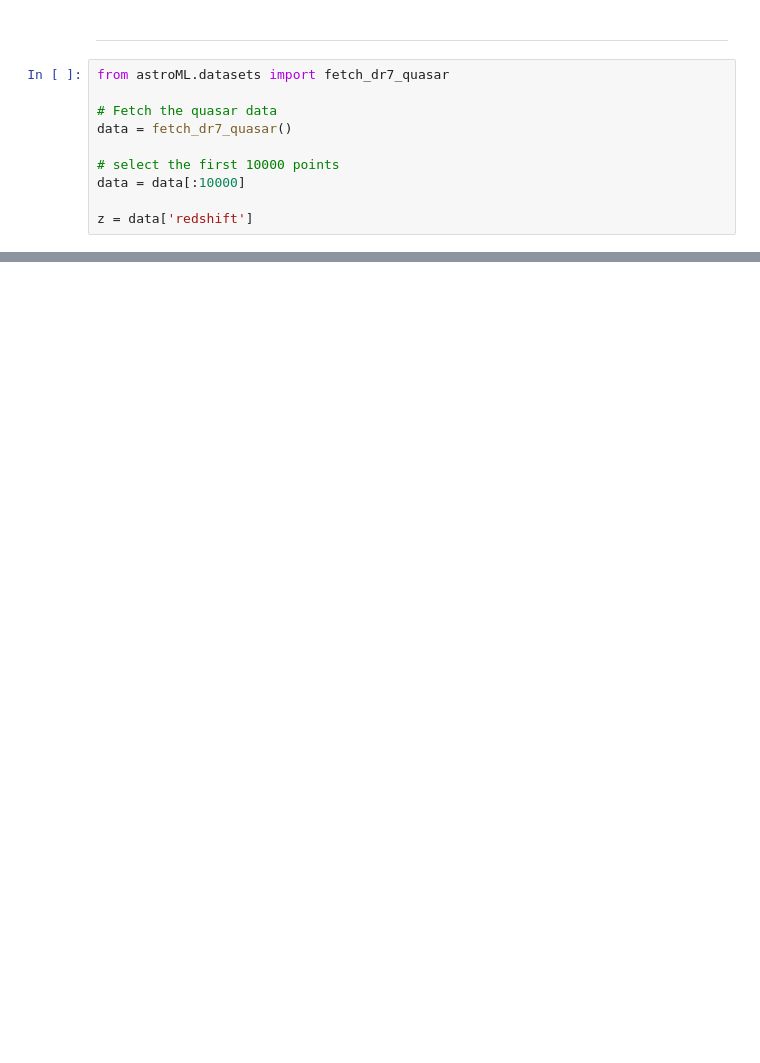
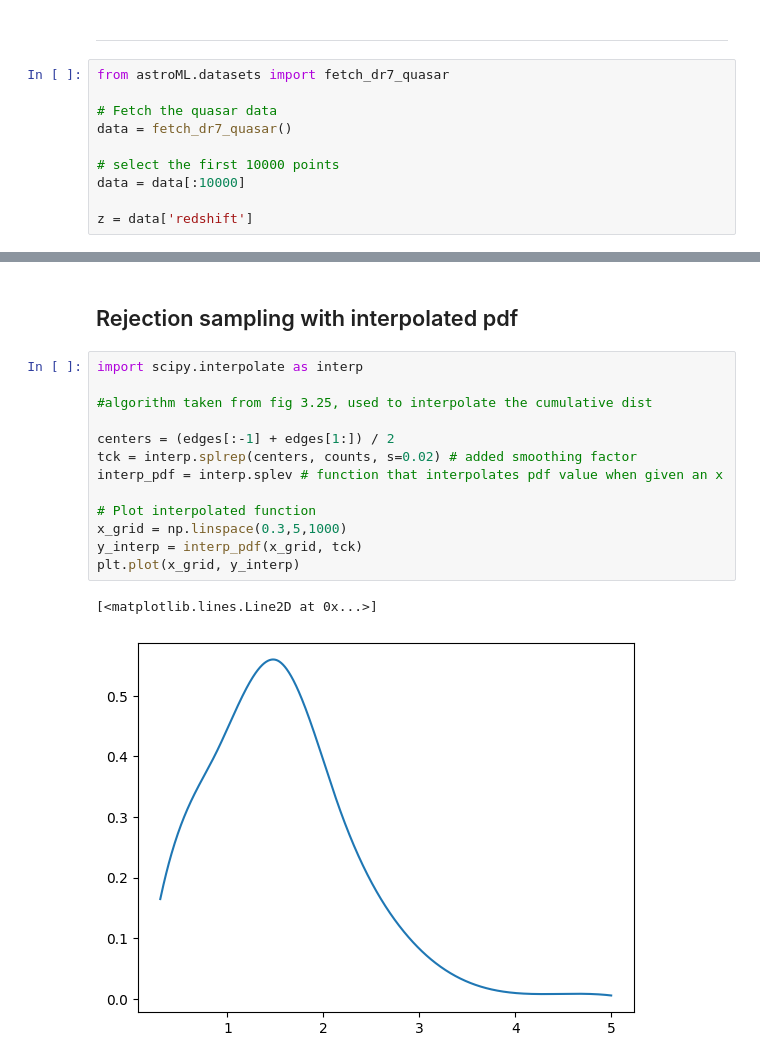
Before and after one commit to FraNob/astrostatistics_bicocca_2022, a Jupyter notebook: working/W05_quasars.ipynb, the cells around one changed output, grey strips where cells are left out. Drawn from its saved outputs; the diff is of its cells as text; blank space fills up the shorter version.

```diff
--- a/working/W05_quasars.ipynb
+++ b/working/W05_quasars.ipynb
@@ -28,0 +54,18 @@ z = data['redshift']
+# %% [markdown]
+## Rejection sampling with interpolated pdf
+# %%
+import scipy.interpolate as interp
+
+#algorithm taken from fig 3.25, used to interpolate the cumulative dist
+
+centers = (edges[:-1] + edges[1:]) / 2
+tck = interp.splrep(centers, counts, s=0.02) # added smoothing factor
+interp_pdf = interp.splev # function that interpolates pdf value when given an x
+
+# Plot interpolated function
+x_grid = np.linspace(0.3,5,1000)
+y_interp = interp_pdf(x_grid, tck)
+plt.plot(x_grid, y_interp)
+# %% [output]
+[<matplotlib.lines.Line2D at 0x...>]
+[figure, added]
```
Also changed, not shown: parts of 11 cells of this notebook, 1 other file.
